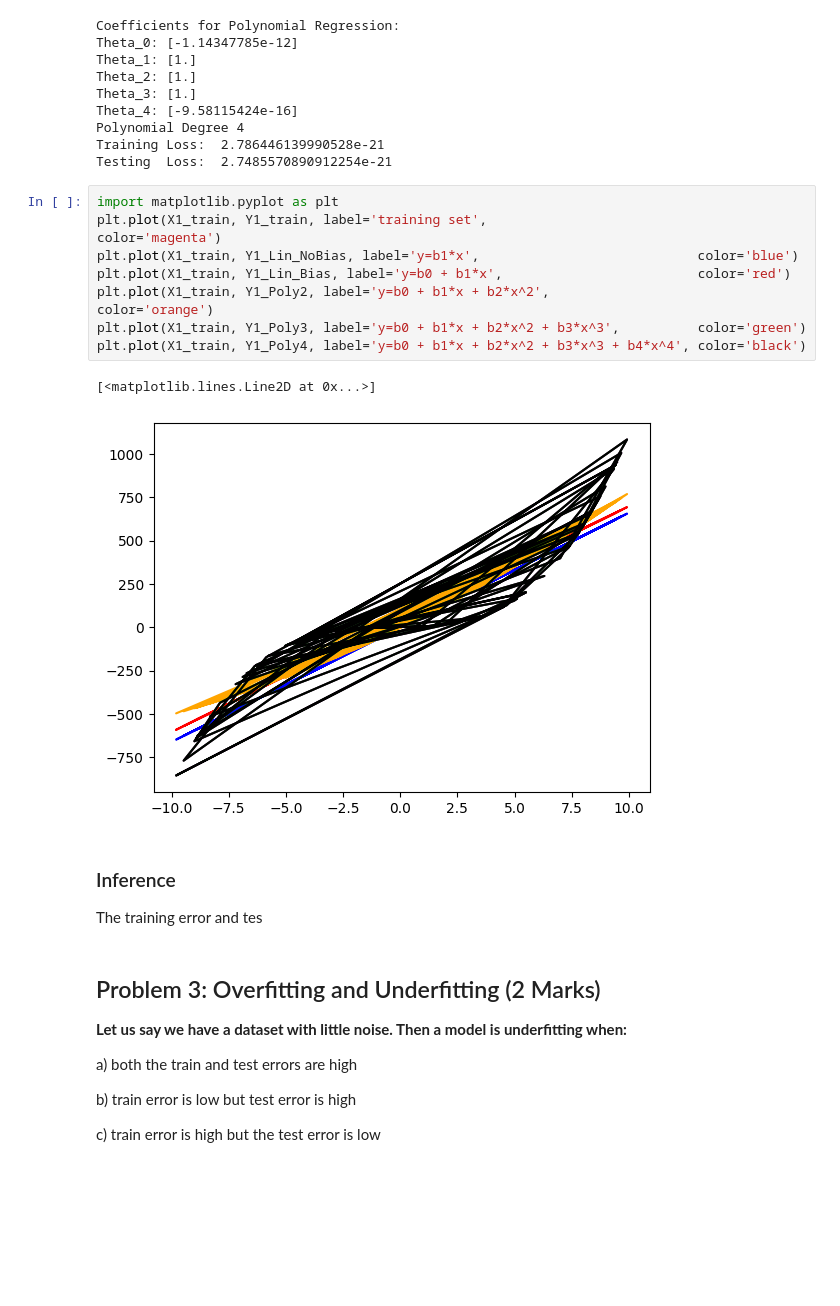
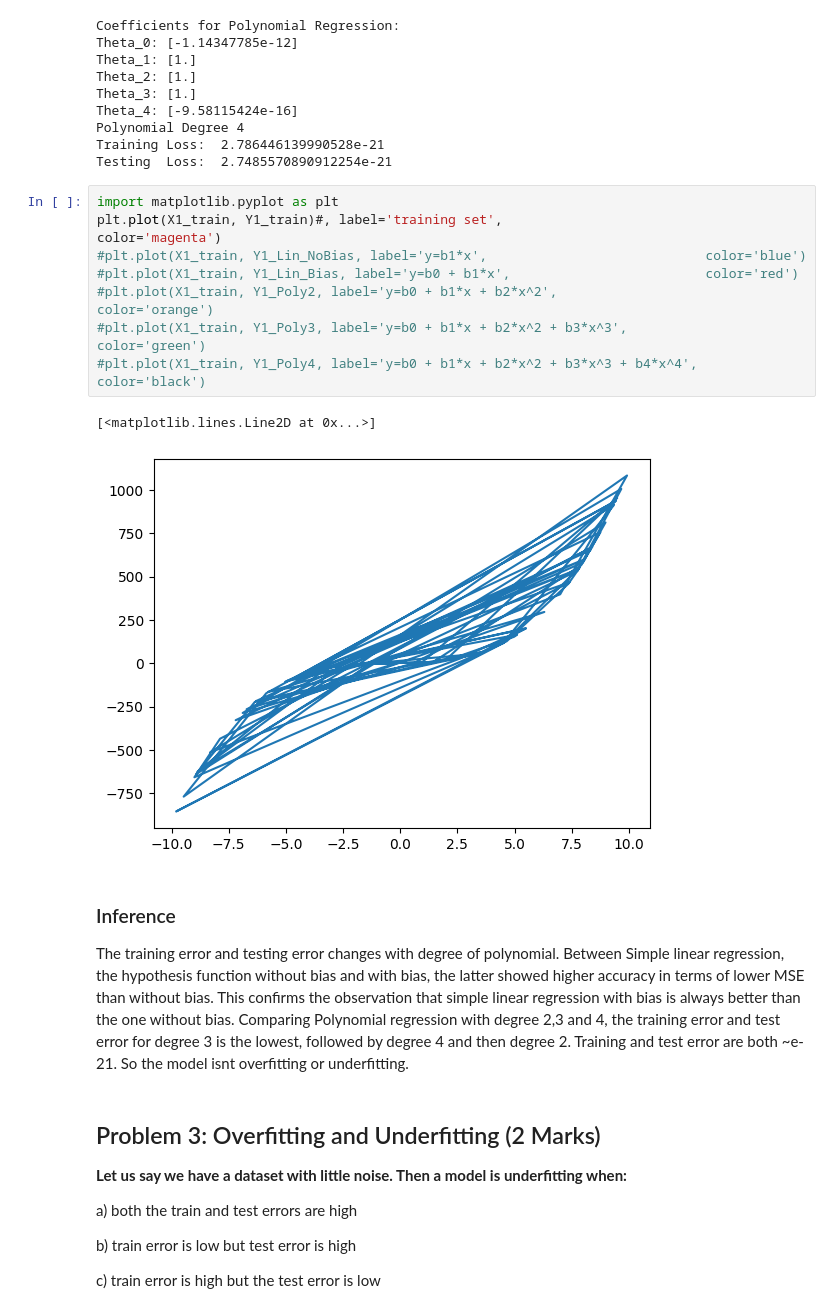
Before and after one commit to ntp3105/Comprehensive-MLOps, a Jupyter notebook: Assignment_1.ipynb, the cells around one changed output. Cells and saved outputs as stored; diff of their text form; blank space fills up the shorter version.

```diff
--- a/Assignment_1.ipynb
+++ b/Assignment_1.ipynb
@@ -446,19 +446,21 @@ Training Loss:  2.786446139990528e-21
 Testing  Loss:  2.7485570890912254e-21
 # %%
 import matplotlib.pyplot as plt
-plt.plot(X1_train, Y1_train, label='training set',                           color='magenta')
-plt.plot(X1_train, Y1_Lin_NoBias, label='y=b1*x',                            color='blue')
-plt.plot(X1_train, Y1_Lin_Bias, label='y=b0 + b1*x',                         color='red')
-plt.plot(X1_train, Y1_Poly2, label='y=b0 + b1*x + b2*x^2',                   color='orange')
-plt.plot(X1_train, Y1_Poly3, label='y=b0 + b1*x + b2*x^2 + b3*x^3',          color='green')
-plt.plot(X1_train, Y1_Poly4, label='y=b0 + b1*x + b2*x^2 + b3*x^3 + b4*x^4', color='black')
+plt.plot(X1_train, Y1_train)#, label='training set',                           color='magenta')
+#plt.plot(X1_train, Y1_Lin_NoBias, label='y=b1*x',                            color='blue')
+#plt.plot(X1_train, Y1_Lin_Bias, label='y=b0 + b1*x',                         color='red')
+#plt.plot(X1_train, Y1_Poly2, label='y=b0 + b1*x + b2*x^2',                   color='orange')
+#plt.plot(X1_train, Y1_Poly3, label='y=b0 + b1*x + b2*x^2 + b3*x^3',          color='green')
+#plt.plot(X1_train, Y1_Poly4, label='y=b0 + b1*x + b2*x^2 + b3*x^3 + b4*x^4', color='black')
 # %% [output]
 [<matplotlib.lines.Line2D at 0x...>]
-[figure, old version]
+[figure, new version]
-# %% [markdown]
-### Inference
-
-The training error and tes
+# %% [markdown]
+### Inference
+
+The training error and testing error changes with degree of polynomial. Between Simple linear regression, the hypothesis function without bias and with bias, the latter showed higher accuracy in terms of lower MSE than without bias. This confirms the observation that simple linear regression with bias is always better than the one without bias.
+Comparing Polynomial regression with degree 2,3 and 4, the training error and test error for degree 3 is the lowest, followed by degree 4 and then degree 2.
+Training and test error are both ~e-21. So the model isnt overfitting or underfitting.
 # %% [markdown]
 ## Problem 3: Overfitting and Underfitting (2 Marks)
 
```
Also changed, not shown: parts of 5 cells of this notebook.
